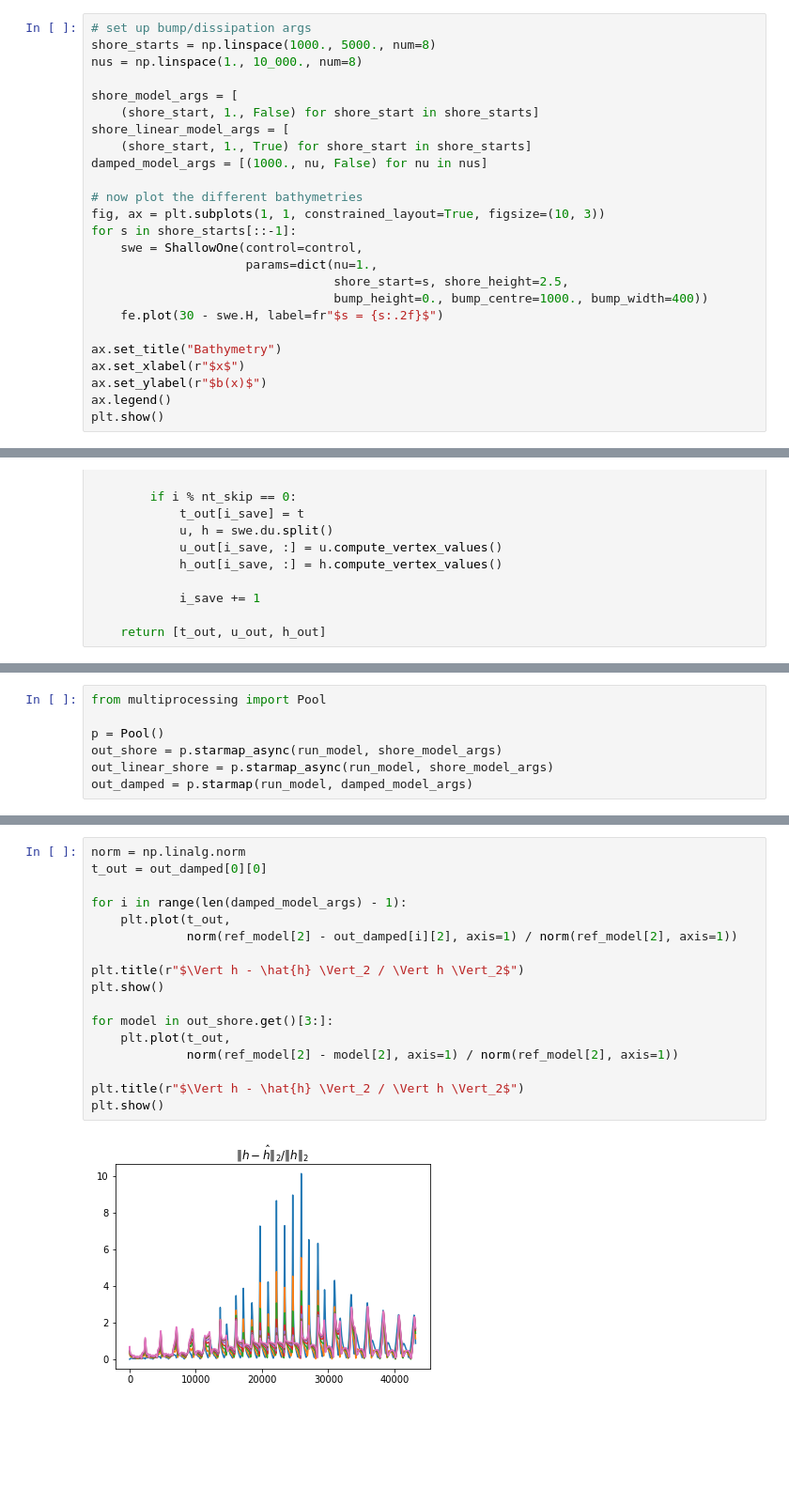
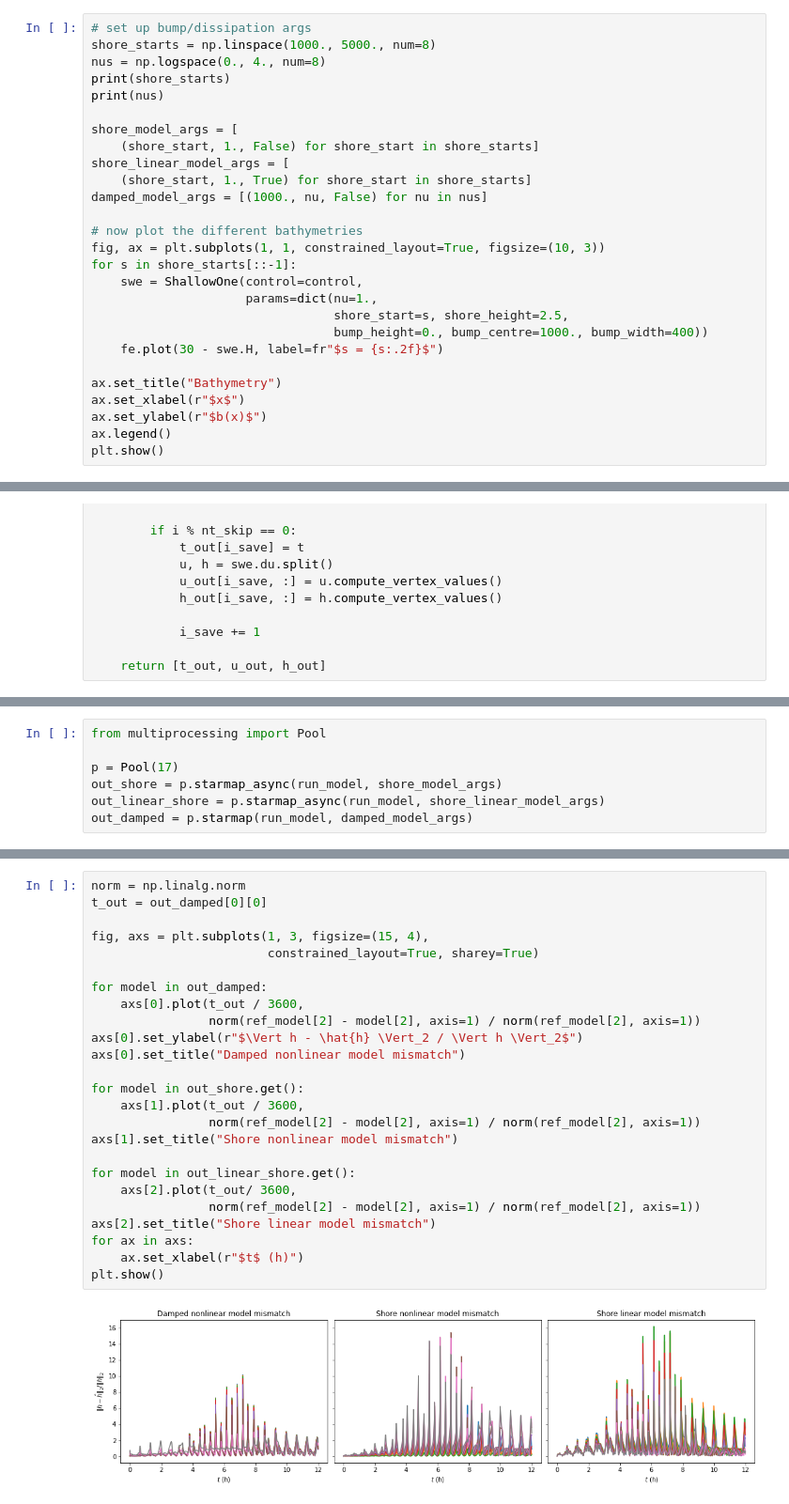
Before and after one commit to connor-duffin/sswe, a Jupyter notebook: notebooks/swe-tidal-model-comparisons.ipynb, the cells around one changed output, grey strips where cells are left out. Shown at 94% size. Cells and saved outputs as stored; diff of their text form; blank space fills up the shorter version.

```diff
--- a/notebooks/swe-tidal-model-comparisons.ipynb
+++ b/notebooks/swe-tidal-model-comparisons.ipynb
@@ -11,7 +12,9 @@ control = dict(nx=500, dt=2., theta=0.6, simulation="tidal_flow")
 # %%
 # set up bump/dissipation args
 shore_starts = np.linspace(1000., 5000., num=8)
-nus = np.linspace(1., 10_000., num=8)
+nus = np.logspace(0., 4., num=8)
+print(shore_starts)
+print(nus)
 
 shore_model_args = [
     (shore_start, 1., False) for shore_start in shore_starts]
@@ -91,7 +96,7 @@ KeyboardInterrupt:
 # %%
 from multiprocessing import Pool
 
-p = Pool()
+p = Pool(17)
 out_shore = p.starmap_async(run_model, shore_model_args)
-out_linear_shore = p.starmap_async(run_model, shore_model_args)
+out_linear_shore = p.starmap_async(run_model, shore_linear_model_args)
 out_damped = p.starmap(run_model, damped_model_args)
@@ -116,19 +103,27 @@ KeyboardInterrupt
 # %%
 norm = np.linalg.norm
 t_out = out_damped[0][0]
 
-for i in range(len(damped_model_args) - 1):
-    plt.plot(t_out,
-             norm(ref_model[2] - out_damped[i][2], axis=1) / norm(ref_model[2], axis=1))
+fig, axs = plt.subplots(1, 3, figsize=(15, 4),
+                        constrained_layout=True, sharey=True)
 
-plt.title(r"$\Vert h - \hat{h} \Vert_2 / \Vert h \Vert_2$")
+for model in out_damped:
+    axs[0].plot(t_out / 3600,
+                norm(ref_model[2] - model[2], axis=1) / norm(ref_model[2], axis=1))
+axs[0].set_ylabel(r"$\Vert h - \hat{h} \Vert_2 / \Vert h \Vert_2$")
+axs[0].set_title("Damped nonlinear model mismatch")
+
+for model in out_shore.get():
+    axs[1].plot(t_out / 3600,
+                norm(ref_model[2] - model[2], axis=1) / norm(ref_model[2], axis=1))
+axs[1].set_title("Shore nonlinear model mismatch")
+
+for model in out_linear_shore.get():
+    axs[2].plot(t_out/ 3600,
+                norm(ref_model[2] - model[2], axis=1) / norm(ref_model[2], axis=1))
+axs[2].set_title("Shore linear model mismatch")
+for ax in axs:
+    ax.set_xlabel(r"$t$ (h)")
 plt.show()
-
-for model in out_shore.get()[3:]:
-    plt.plot(t_out,
-             norm(ref_model[2] - model[2], axis=1) / norm(ref_model[2], axis=1))
-
-plt.title(r"$\Vert h - \hat{h} \Vert_2 / \Vert h \Vert_2$")
-plt.show()
 # %% [output]
-[figure, old version]
+[figure, new version]
```
Also changed, not shown: parts of 5 cells of this notebook.
